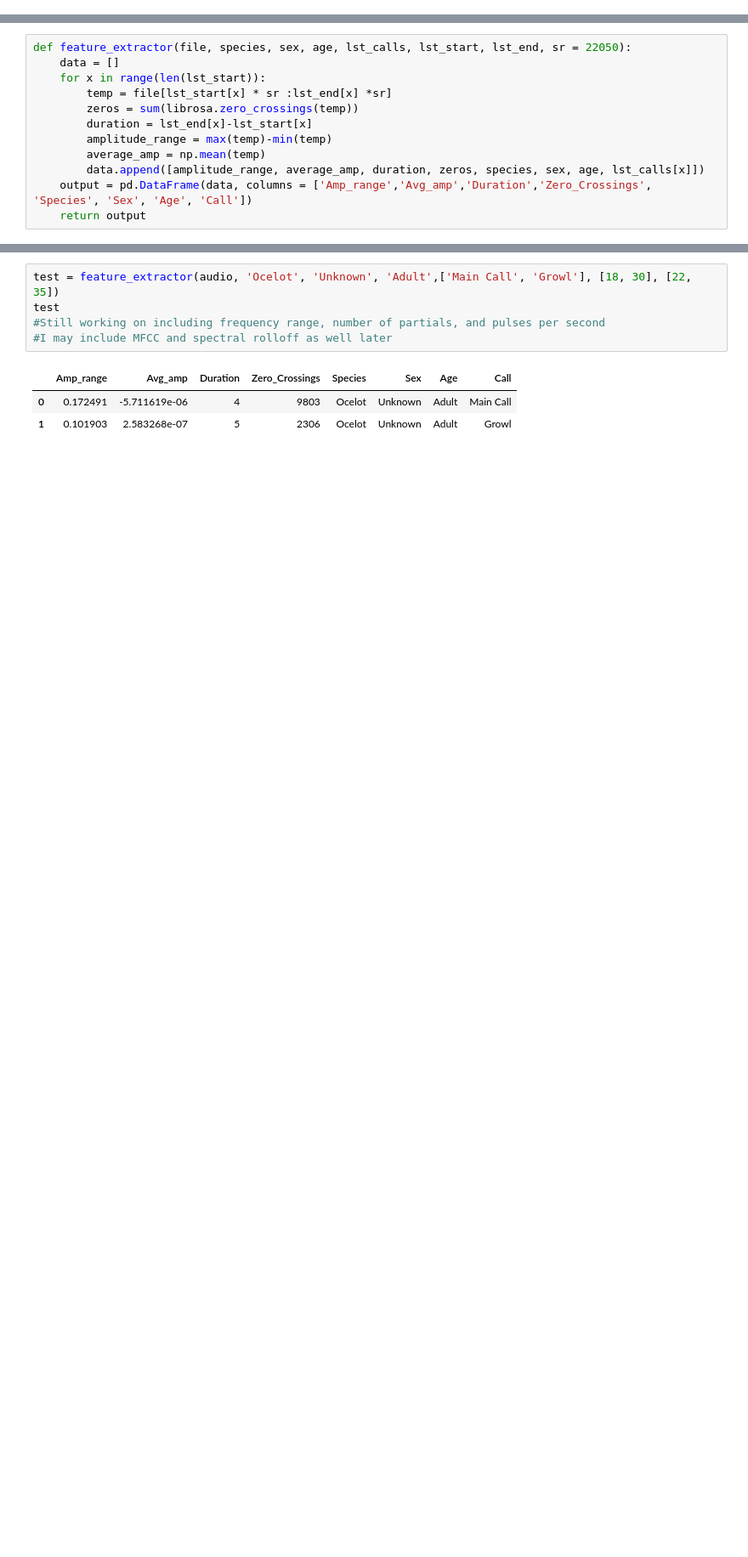
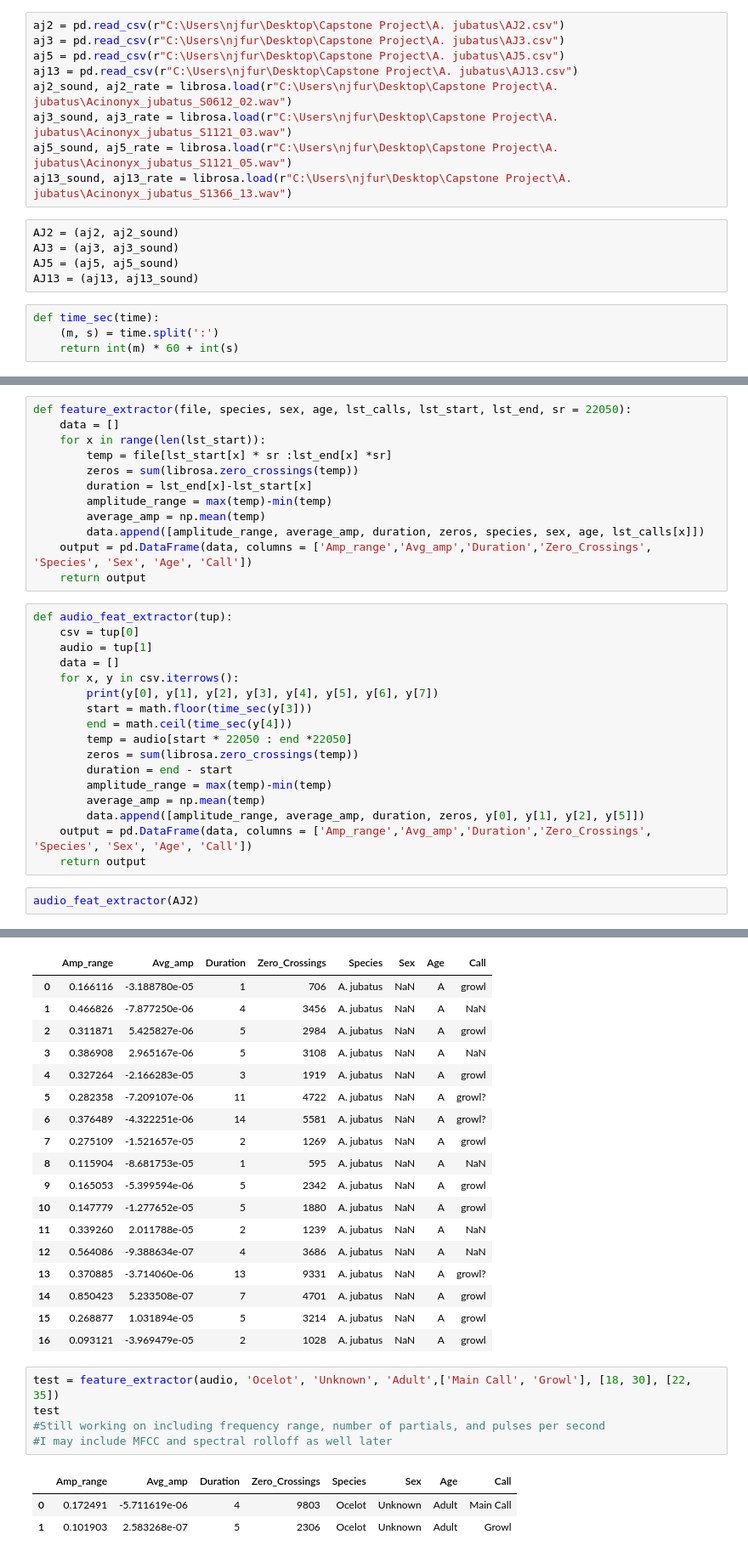
Before and after one commit to kexantus/felidetect, a Jupyter notebook: Feature Extraction.ipynb, the cells around one changed output, grey strips where cells are left out. Shown at 85% size. Cells and saved outputs as stored; diff of their text form; blank space fills up the shorter version.

Commit message:
#now has the ability to directly read csv data

```diff
--- a/Feature Extraction.ipynb
+++ b/Feature Extraction.ipynb
@@ -12,0 +14,18 @@ from pydub import AudioSegment
+# %%
+aj2 = pd.read_csv(r"C:\Users\njfur\Desktop\Capstone Project\A. jubatus\AJ2.csv")
+aj3 = pd.read_csv(r"C:\Users\njfur\Desktop\Capstone Project\A. jubatus\AJ3.csv")
+aj5 = pd.read_csv(r"C:\Users\njfur\Desktop\Capstone Project\A. jubatus\AJ5.csv")
+aj13 = pd.read_csv(r"C:\Users\njfur\Desktop\Capstone Project\A. jubatus\AJ13.csv")
+aj2_sound, aj2_rate = librosa.load(r"C:\Users\njfur\Desktop\Capstone Project\A. jubatus\Acinonyx_jubatus_S0612_02.wav")
+aj3_sound, aj3_rate = librosa.load(r"C:\Users\njfur\Desktop\Capstone Project\A. jubatus\Acinonyx_jubatus_S1121_03.wav")
+aj5_sound, aj5_rate = librosa.load(r"C:\Users\njfur\Desktop\Capstone Project\A. jubatus\Acinonyx_jubatus_S1121_05.wav")
+aj13_sound, aj13_rate = librosa.load(r"C:\Users\njfur\Desktop\Capstone Project\A. jubatus\Acinonyx_jubatus_S1366_13.wav")
+# %%
+AJ2 = (aj2, aj2_sound)
+AJ3 = (aj3, aj3_sound)
+AJ5 = (aj5, aj5_sound)
+AJ13 = (aj13, aj13_sound)
+# %%
+def time_sec(time):
+    (m, s) = time.split(':')
+    return int(m) * 60 + int(s)
@@ -22,3 +45,23 @@ def feature_extractor(file, species, sex, age, lst_calls, lst_start, lst_end, sr
         data.append([amplitude_range, average_amp, duration, zeros, species, sex, age, lst_calls[x]])
     output = pd.DataFrame(data, columns = ['Amp_range','Avg_amp','Duration','Zero_Crossings', 'Species', 'Sex', 'Age', 'Call'])
     return output
+# %%
+def audio_feat_extractor(tup):
+    csv = tup[0]
+    audio = tup[1]
+    data = []
+    for x, y in csv.iterrows():
+        print(y[0], y[1], y[2], y[3], y[4], y[5], y[6], y[7])
+        start = math.floor(time_sec(y[3]))
+        end = math.ceil(time_sec(y[4]))
+        temp = audio[start * 22050 : end *22050]
+        zeros = sum(librosa.zero_crossings(temp))
+        duration = end - start
+        amplitude_range = max(temp)-min(temp)
+        average_amp = np.mean(temp)
+        data.append([amplitude_range, average_amp, duration, zeros, y[0], y[1], y[2], y[5]])
+    output = pd.DataFrame(data, columns = ['Amp_range','Avg_amp','Duration','Zero_Crossings', 'Species', 'Sex', 'Age', 'Call'])
+    return output
+# %%
+audio_feat_extractor(AJ2)
+# %% [output]
@@ -25,3 +85,21 @@ def feature_extractor(file, species, sex, age, lst_calls, lst_start, lst_end, sr
+|  | Amp_range | Avg_amp | Duration | Zero_Crossings | Species | Sex | Age | Call |
+| 0 | 0.166116 | -3.188780e-05 | 1 | 706 | A. jubatus | NaN | A | growl |
+| 1 | 0.466826 | -7.877250e-06 | 4 | 3456 | A. jubatus | NaN | A | NaN |
+| 2 | 0.311871 | 5.425827e-06 | 5 | 2984 | A. jubatus | NaN | A | growl |
+| 3 | 0.386908 | 2.965167e-06 | 5 | 3108 | A. jubatus | NaN | A | NaN |
+| 4 | 0.327264 | -2.166283e-05 | 3 | 1919 | A. jubatus | NaN | A | growl |
+| 5 | 0.282358 | -7.209107e-06 | 11 | 4722 | A. jubatus | NaN | A | growl? |
+| 6 | 0.376489 | -4.322251e-06 | 14 | 5581 | A. jubatus | NaN | A | growl? |
+| 7 | 0.275109 | -1.521657e-05 | 2 | 1269 | A. jubatus | NaN | A | growl |
+| 8 | 0.115904 | -8.681753e-05 | 1 | 595 | A. jubatus | NaN | A | NaN |
+| 9 | 0.165053 | -5.399594e-06 | 5 | 2342 | A. jubatus | NaN | A | growl |
+| 10 | 0.147779 | -1.277652e-05 | 5 | 1880 | A. jubatus | NaN | A | growl |
+| 11 | 0.339260 | 2.011788e-05 | 2 | 1239 | A. jubatus | NaN | A | NaN |
+| 12 | 0.564086 | -9.388634e-07 | 4 | 3686 | A. jubatus | NaN | A | NaN |
+| 13 | 0.370885 | -3.714060e-06 | 13 | 9331 | A. jubatus | NaN | A | growl? |
+| 14 | 0.850423 | 5.233508e-07 | 7 | 4701 | A. jubatus | NaN | A | growl |
+| 15 | 0.268877 | 1.031894e-05 | 5 | 3214 | A. jubatus | NaN | A | growl |
+| 16 | 0.093121 | -3.969479e-05 | 2 | 1028 | A. jubatus | NaN | A | growl |
 # %%
 test = feature_extractor(audio, 'Ocelot', 'Unknown', 'Adult',['Main Call', 'Growl'], [18, 30], [22, 35])
 test
```
Also changed, not shown: parts of 3 cells of this notebook.
